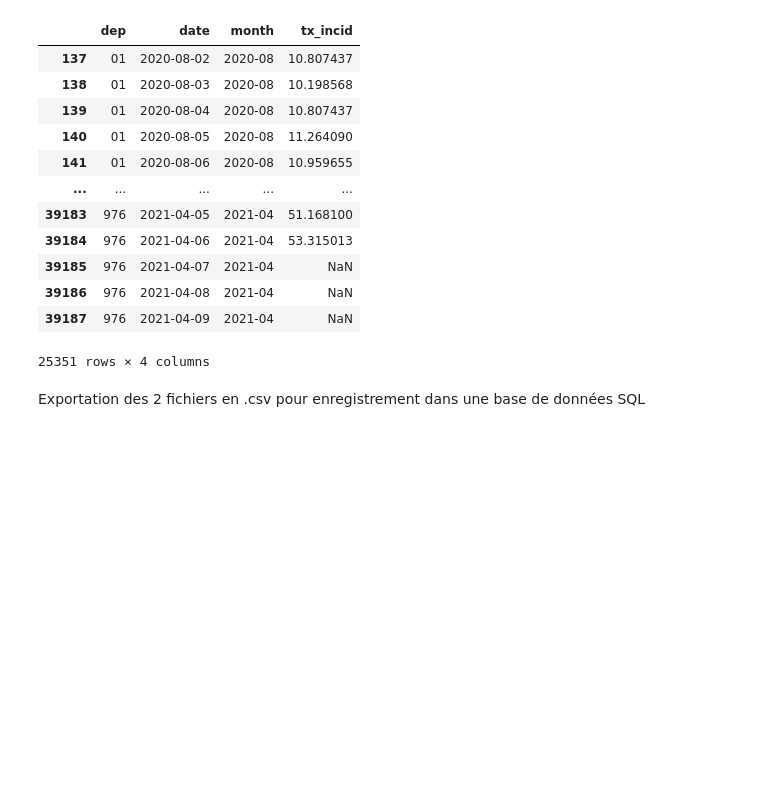
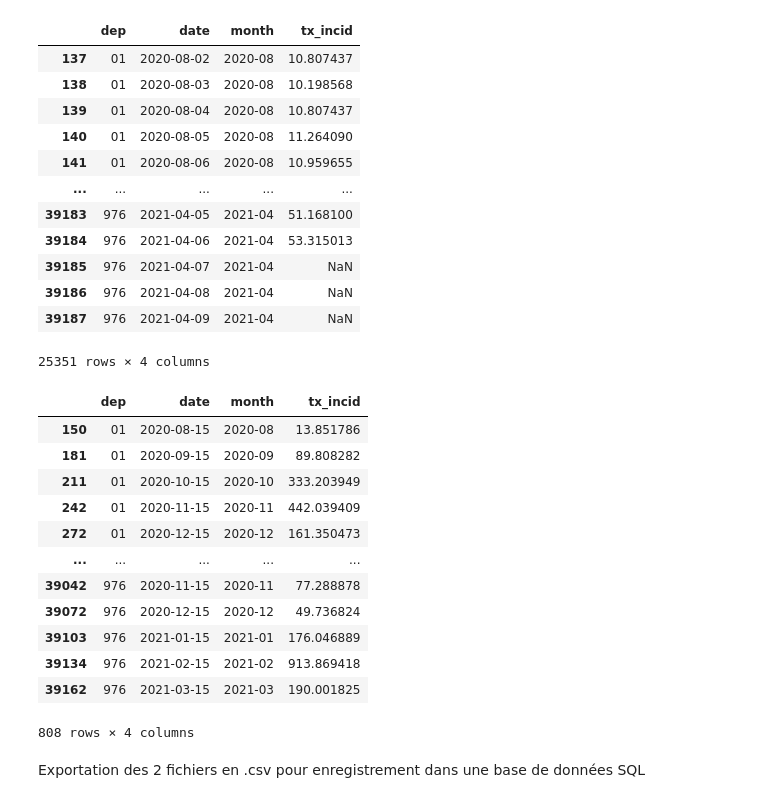
Before and after one commit to pholasajustine/Mod1-Final-Project, a Jupyter notebook: your-project/fusion_job_alt.ipynb, the cells around one changed output. Drawn from its saved outputs; the diff is of its cells as text; code cells hidden in the pictures; blank space fills up the shorter version.

```diff
--- a/your-project/fusion_job_alt.ipynb
+++ b/your-project/fusion_job_alt.ipynb
@@ -165,6 +165,21 @@ data_covid_def
 25351 rows × 4 columns
 # %%
 final_data_covid_df = data_covid_def[data_covid_def.date.dt.day == 15]
+final_data_covid_df
+# %% [output]
+|  | dep | date | month | tx_incid |
+| 150 | 01 | 2020-08-15 | 2020-08 | 13.851786 |
+| 181 | 01 | 2020-09-15 | 2020-09 | 89.808282 |
+| 211 | 01 | 2020-10-15 | 2020-10 | 333.203949 |
+| 242 | 01 | 2020-11-15 | 2020-11 | 442.039409 |
+| 272 | 01 | 2020-12-15 | 2020-12 | 161.350473 |
+| ... | ... | ... | ... | ... |
+| 39042 | 976 | 2020-11-15 | 2020-11 | 77.288878 |
+| 39072 | 976 | 2020-12-15 | 2020-12 | 49.736824 |
+| 39103 | 976 | 2021-01-15 | 2021-01 | 176.046889 |
+| 39134 | 976 | 2021-02-15 | 2021-02 | 913.869418 |
+| 39162 | 976 | 2021-03-15 | 2021-03 | 190.001825 |
+808 rows × 4 columns
 # %% [markdown]
 Exportation des 2 fichiers en .csv pour enregistrement dans une base de données SQL
 # %%
```
Also changed, not shown: 3 other files.
